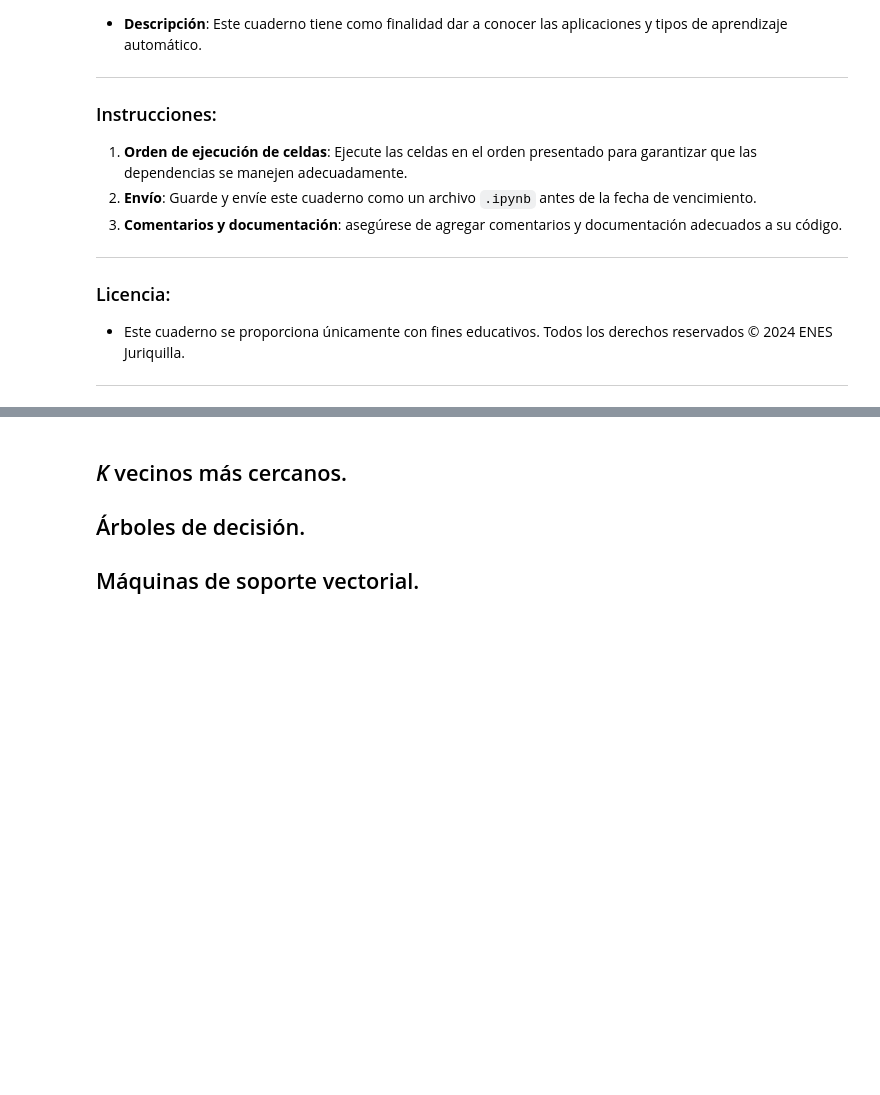
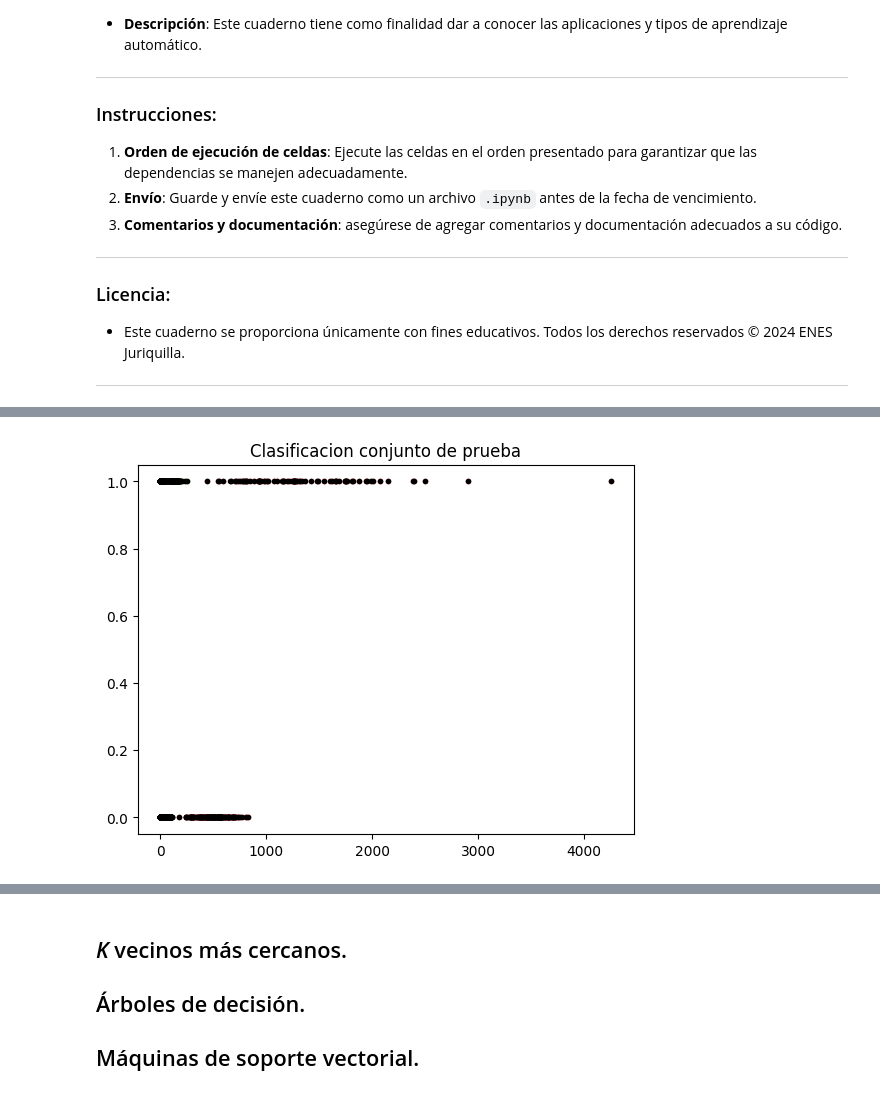
Before and after one commit to jesolisp/Curso-Introduccion-Aprendizaje-Automatico, a Jupyter notebook: docs/JESP_03_Modelos_clasificacion.ipynb, the cells around one changed output, grey strips where cells are left out. Cells and saved outputs as stored; diff of their text form; code cells hidden in the pictures; blank space fills up the shorter version.

```diff
--- a/docs/JESP_03_Modelos_clasificacion.ipynb
+++ b/docs/JESP_03_Modelos_clasificacion.ipynb
@@ -231,0 +303,8 @@ Una de las imágenes digitalizadas que conforman la base de datos es la siguient
+# %%
+plt.figure()
+plt.plot(X_test, y_test, '.')
+plt.plot(X_test, y_test_pred, '.k')
+plt.title('Clasificacion conjunto de prueba')
+plt.show()
+# %% [output]
+[figure, added]
```
Also changed, not shown: parts of 14 cells of this notebook, 5 other files.
